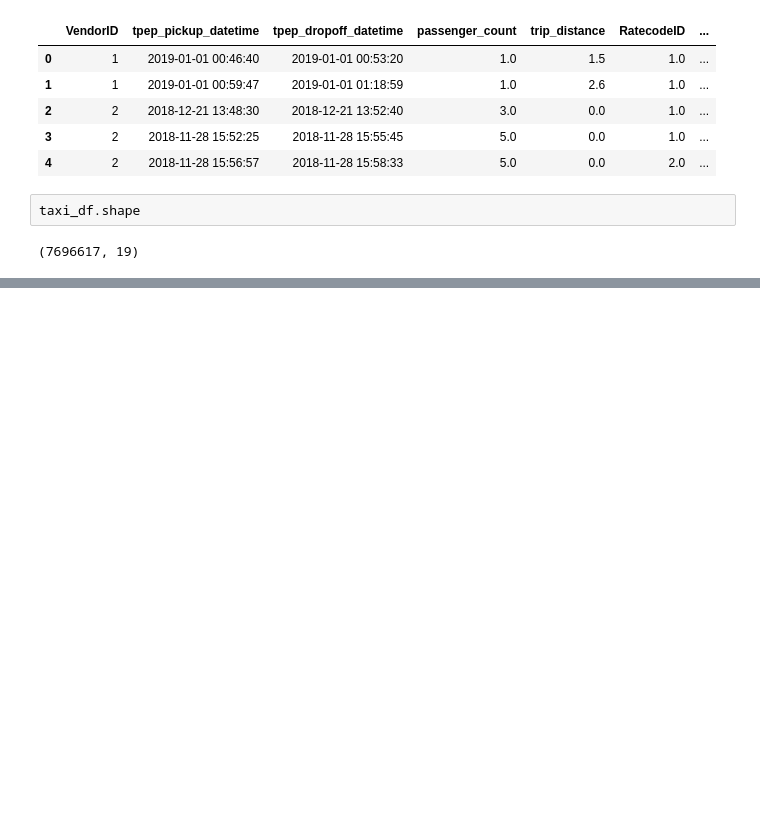
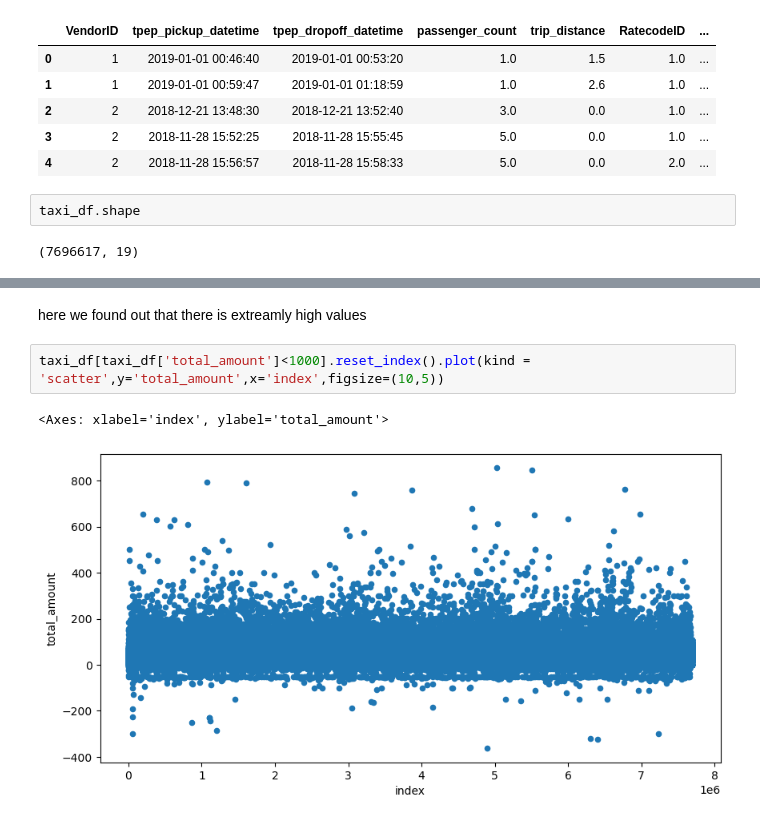
Before and after one commit to Mo-Hommos/new_york-taxi-analysis, a Jupyter notebook: presentable_notebook.ipynb, the cells around one changed output, grey strips where cells are left out. Drawn from its saved outputs; the diff is of its cells as text; blank space fills up the shorter version.

```diff
--- a/presentable_notebook.ipynb
+++ b/presentable_notebook.ipynb
@@ -17,0 +79,7 @@ taxi_df.shape
+# %% [markdown]
+here we found out that there is extreamly high values
+# %%
+taxi_df[taxi_df['total_amount']<1000].reset_index().plot(kind = 'scatter',y='total_amount',x='index',figsize=(10,5))
+# %% [output]
+<Axes: xlabel='index', ylabel='total_amount'>
+[figure, added]
```
Also changed, not shown: parts of 38 cells of this notebook.
